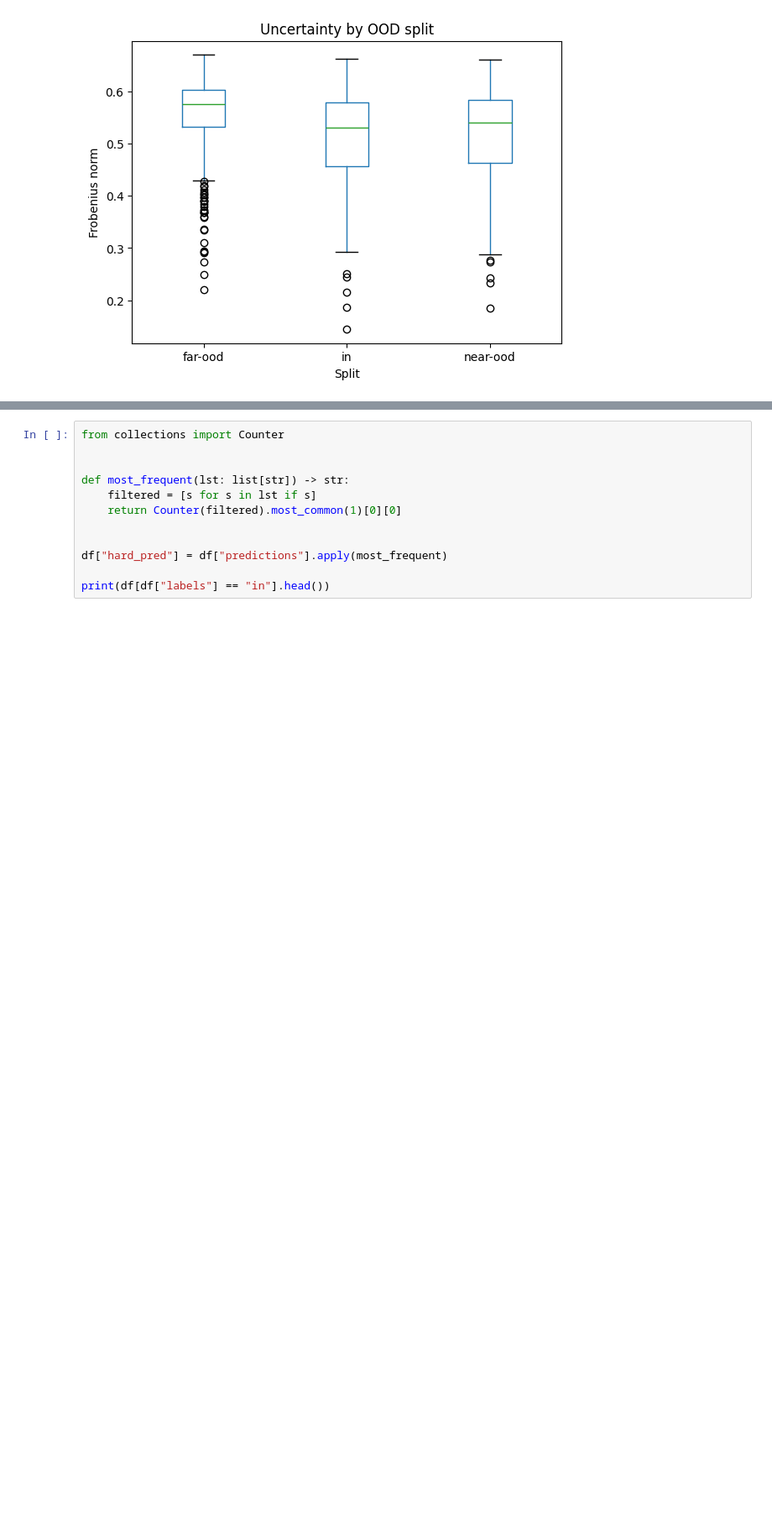
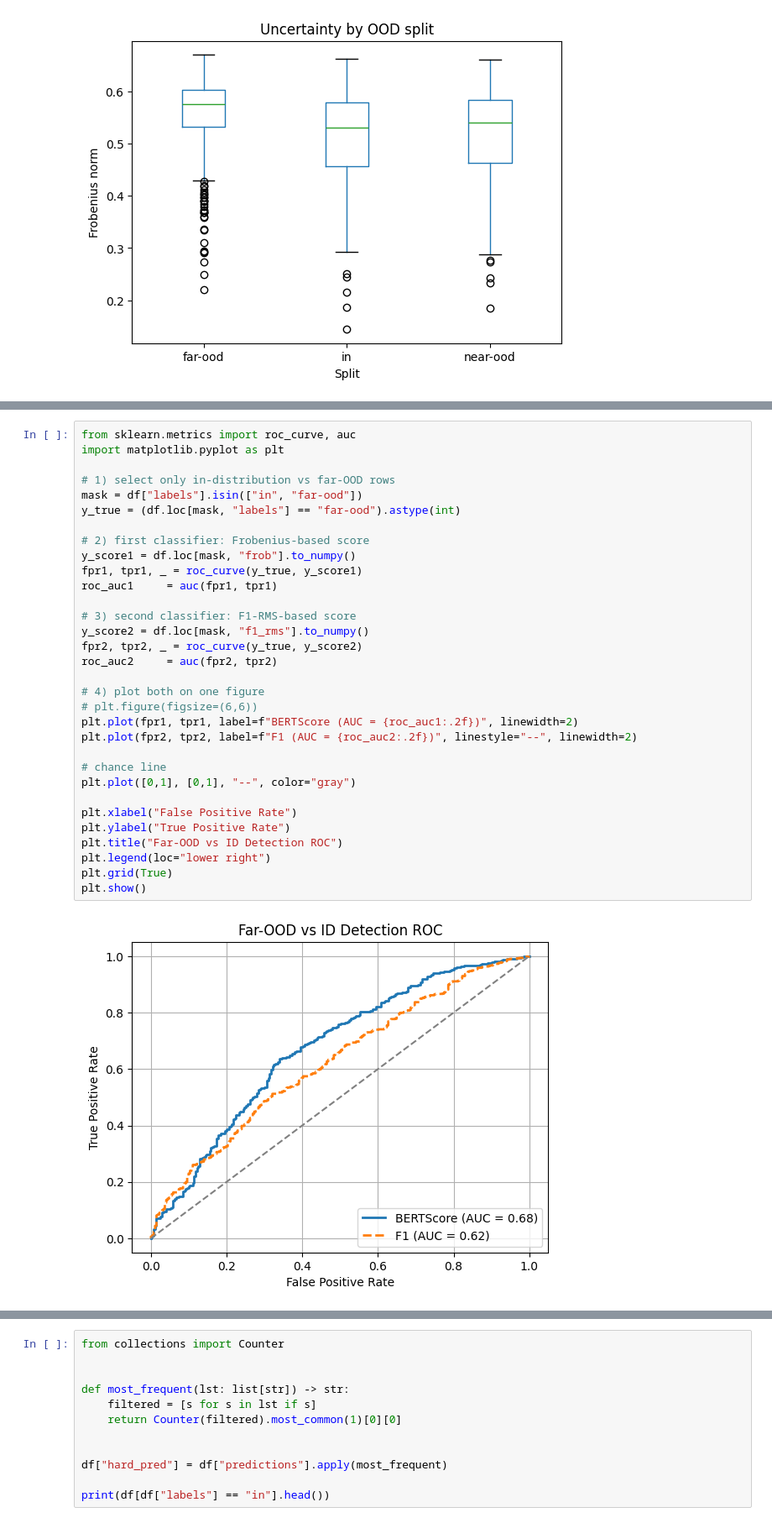
Before and after one commit to dries02/cbqa-ood, a Jupyter notebook: notebooks/results.ipynb, the cells around one changed output, grey strips where cells are left out. Shown: that part at 84% size. Saved outputs shown, nothing was run; the diff lists cells and outputs as text; blank space fills up the shorter version.

```diff
--- a/notebooks/results.ipynb
+++ b/notebooks/results.ipynb
@@ -73,0 +86,34 @@ plt.show()
+# %%
+from sklearn.metrics import roc_curve, auc
+import matplotlib.pyplot as plt
+
+# 1) select only in‐distribution vs far‐OOD rows
+mask = df["labels"].isin(["in", "far-ood"])
+y_true = (df.loc[mask, "labels"] == "far-ood").astype(int)
+
+# 2) first classifier: Frobenius‐based score
+y_score1 = df.loc[mask, "frob"].to_numpy()
+fpr1, tpr1, _ = roc_curve(y_true, y_score1)
+roc_auc1     = auc(fpr1, tpr1)
+
+# 3) second classifier: F1-RMS‐based score
+y_score2 = df.loc[mask, "f1_rms"].to_numpy()
+fpr2, tpr2, _ = roc_curve(y_true, y_score2)
+roc_auc2     = auc(fpr2, tpr2)
+
+# 4) plot both on one figure
+# plt.figure(figsize=(6,6))
+plt.plot(fpr1, tpr1, label=f"BERTScore (AUC = {roc_auc1:.2f})", linewidth=2)
+plt.plot(fpr2, tpr2, label=f"F1 (AUC = {roc_auc2:.2f})", linestyle="--", linewidth=2)
+
+# chance line
+plt.plot([0,1], [0,1], "--", color="gray")
+
+plt.xlabel("False Positive Rate")
+plt.ylabel("True Positive Rate")
+plt.title("Far-OOD vs ID Detection ROC")
+plt.legend(loc="lower right")
+plt.grid(True)
+plt.show()
+# %% [output]
+[figure, added]
```
Also changed, not shown: parts of 7 cells of this notebook, 4 other files.
